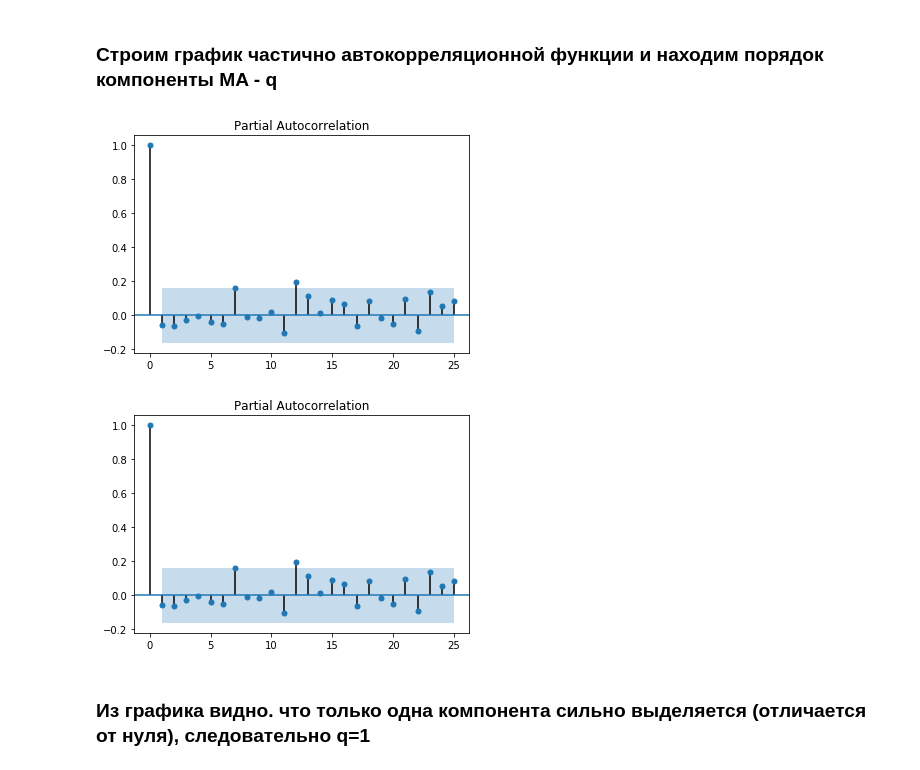
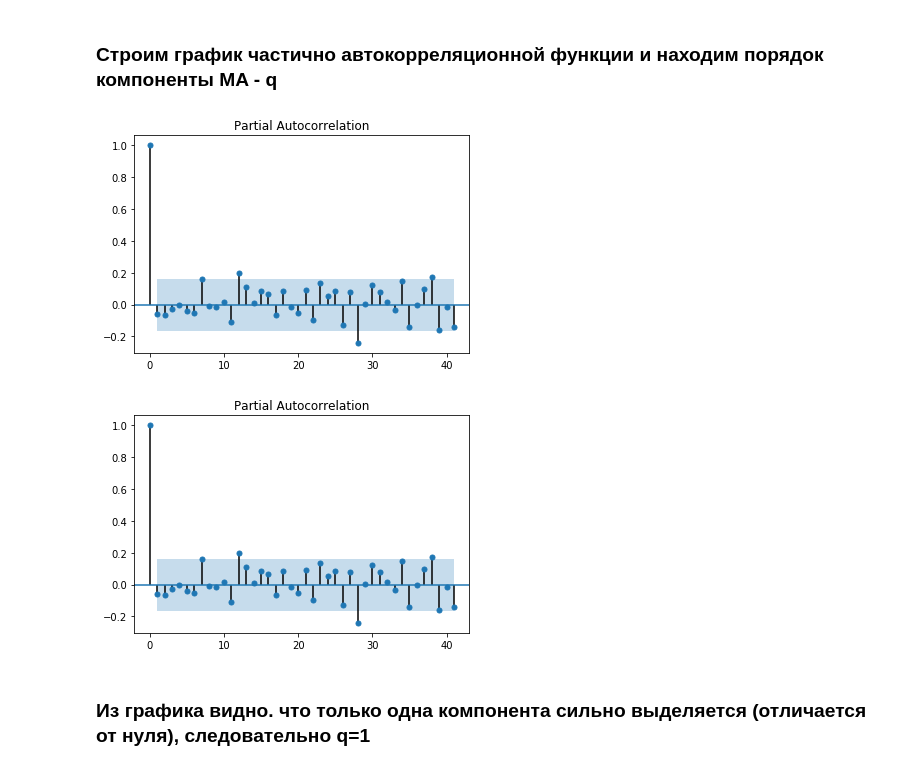
Before and after one commit to antonlagunov1623/ITechArt_lab, a Jupyter notebook: task1.ipynb, the cells around one changed output. Drawn from its saved outputs; the diff is of its cells as text; code cells hidden in the pictures.

```diff
--- a/task1.ipynb
+++ b/task1.ipynb
@@ -367,10 +475,10 @@ sm.graphics.tsa.plot_acf(first.values.squeeze(), lags=25);
 # %% [markdown]
 ### Строим график частично автокорреляционной функции и находим порядок компоненты MA - q
 # %%
-sm.graphics.tsa.plot_pacf(first, lags=25)
+sm.graphics.tsa.plot_pacf(first, lags=41)
 # %% [output]
-[figure, old version]
+[figure, new version]
-[figure, old version]
+[figure, new version]
 # %% [markdown]
 ### Из графика видно. что только одна компонента сильно выделяется (отличается от нуля), следовательно q=1
 # %%
```
Also changed, not shown: parts of 49 cells of this notebook.
